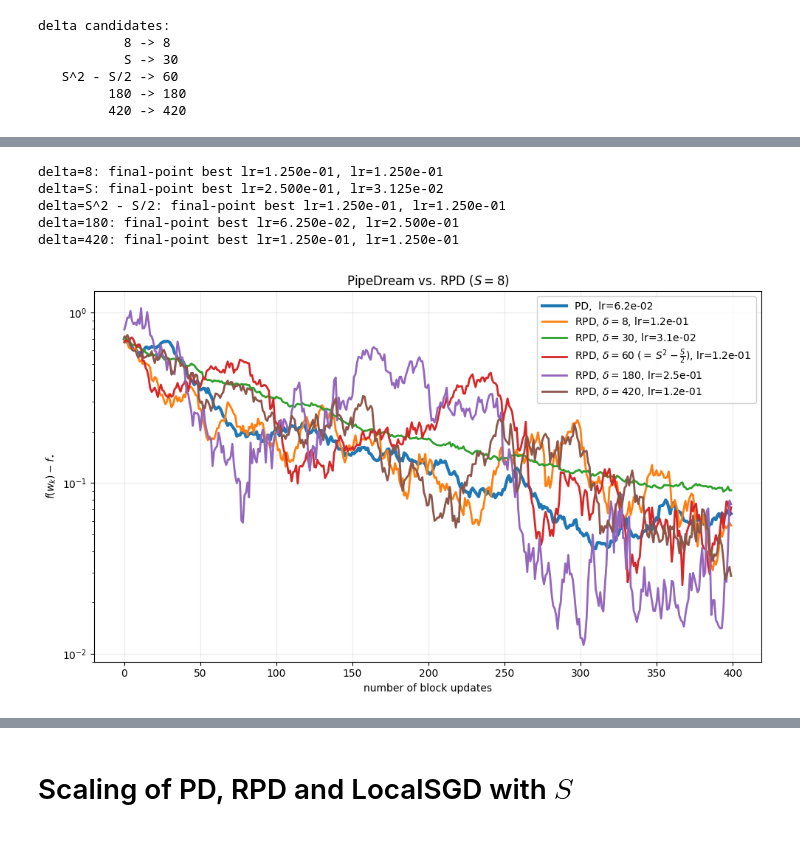
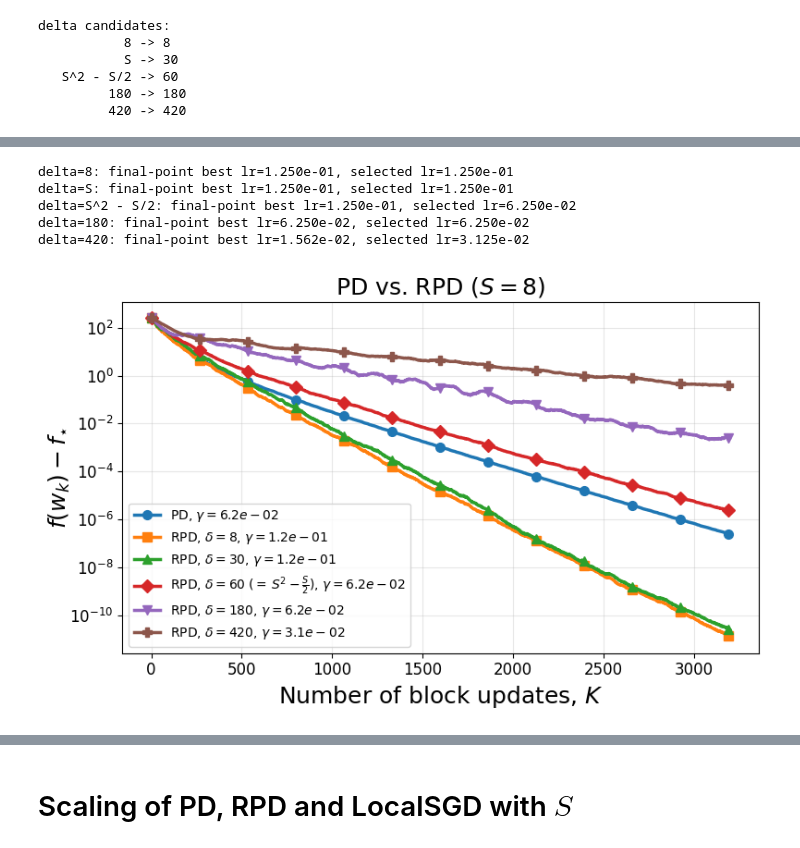
Before and after one commit to vectozavr/randomized-pipedream, a Jupyter notebook: notebooks/different_delta_quadratic_multiple_deltas.ipynb, the cells around one changed output, grey strips where cells are left out. Drawn from its saved outputs; the diff is of its cells as text; code cells hidden in the pictures.

```diff
--- a/notebooks/different_delta_quadratic_multiple_deltas.ipynb
+++ b/notebooks/different_delta_quadratic_multiple_deltas.ipynb
@@ -386,5 +388,5 @@ plt.show()
 # %%
-pd_gamma_grid = (2.0 ** np.arange(-12, -2))
+pd_gamma_grid = (2.0 ** np.arange(-8, 1))
 
 print("L =", L)
 print("gamma min =", pd_gamma_grid[0])
@@ -432,5 +434,5 @@ plot_lr_sweep_summary(
 # %%
-gpd_gamma_grid = (2.0 ** np.arange(-8, 0))
+gpd_gamma_grid = (2.0 ** np.arange(-8, 1))
 
 gpd_sweep = sweep_learning_rates(
     objective=objective,
@@ -652,7 +654,7 @@ for delta_value, info in gpd_sweeps_by_delta.items():
 
     stable_gpd_lr, gpd_lr_table = select_stable_learning_rate(
         sweep,
-        tail_frac=0.2,
+        tail_frac=1,
         relative_tol=0.05,
         max_tail_cv=0.15,
         max_up_fraction=0.45,
@@ -673,59 +675,68 @@ for delta_value, info in gpd_sweeps_by_delta.items():
     print(
         f"delta={info['label']}: "
         f"final-point best lr={sweep['best_lr']:.3e}, "
-        f"lr={stable_gpd_lr:.3e}"
+        f"selected lr={stable_gpd_lr:.3e}"
     )
 
 
 T = min(
     len(stable_pd_curve),
     *[
         len(info["stable_curve"])
         for info in selected_gpd_by_delta.values()
     ],
 )
 
-fig, ax = plt.subplots(figsize=(10, 6))
+block_updates = np.arange(T)
+
+marker_every = max(1, T // 12)
+
+fig, ax = plt.subplots(figsize=(8, 5))
 
 ax.semilogy(
+    block_updates,
     np.maximum(stable_pd_curve[:T], eps),
-    linewidth=3.0,
-    label=rf"PD,  lr={stable_pd_lr:.1e}",
+    marker="o",
+    markersize=7,
+    markevery=marker_every,
+    linewidth=2.5,
+    label=rf"PD, $\gamma={stable_pd_lr:.1e}$",
 )
 
-for delta_value, info in selected_gpd_by_delta.items():
+markers = ["s", "^", "D", "v", "P", "X", "*", "<", ">"]
+
+for marker, (delta_value, info) in zip(markers, selected_gpd_by_delta.items()):
     curve = info["stable_curve"]
     stable_gpd_lr = info["stable_lr"]
     delta_text = format_delta_label(delta_value, special_delta_value)
 
     ax.semilogy(
+        block_updates,
         np.maximum(curve[:T], eps),
-        linewidth=2.0,
-        label=rf"RPD, $\delta={delta_text}$, lr={stable_gpd_lr:.1e}",
+        marker=marker,
+        markersize=7,
+        markevery=marker_every,
+        linewidth=2.5,
+        label=rf"RPD, $\delta={delta_text}$, $\gamma={stable_gpd_lr:.1e}$",
     )
 
-ax.set_xlabel("number of block updates")
-ax.set_ylabel(r"$f(w_k) - f_{\star}$")
-ax.set_title(r"PipeDream vs. RPD $(S=8)$")
+ax.set_xlabel(r"Number of block updates, $K$", fontsize=18)
+ax.set_ylabel(r"$f(w_k) - f_{\star}$", fontsize=18, labelpad=-2)
+ax.set_title(rf"PD vs. RPD $(S={num_stages})$", fontsize=18)
 
-ax.legend(
-    loc="upper right",
-    fontsize=10,
-    frameon=True,
-    framealpha=0.9,
-    borderpad=0.5,
-    labelspacing=0.35,
-    handlelength=2.4,
-)
+ax.tick_params(axis="both", which="major", labelsize=12)
+ax.tick_params(axis="both", which="minor", labelsize=12)
 
-ax.grid(True, alpha=0.25)
+ax.grid(True, alpha=0.3)
+ax.legend(fontsize=10)
+
 fig.tight_layout()
 plt.savefig("pd_vs_RPD_different_delta.pdf", bbox_inches="tight")
 plt.show()
 # %% [output]
-delta=8: final-point best lr=1.250e-01, lr=1.250e-01
-delta=S: final-point best lr=2.500e-01, lr=3.125e-02
-delta=S^2 - S/2: final-point best lr=1.250e-01, lr=1.250e-01
-delta=180: final-point best lr=6.250e-02, lr=2.500e-01
-delta=420: final-point best lr=1.250e-01, lr=1.250e-01
+delta=8: final-point best lr=1.250e-01, selected lr=1.250e-01
+delta=S: final-point best lr=1.250e-01, selected lr=1.250e-01
+delta=S^2 - S/2: final-point best lr=1.250e-01, selected lr=6.250e-02
+delta=180: final-point best lr=6.250e-02, selected lr=6.250e-02
+delta=420: final-point best lr=1.562e-02, selected lr=3.125e-02
-[figure, old version]
+[figure, new version]
```
Also changed, not shown: parts of 16 cells of this notebook, 6 other files.
